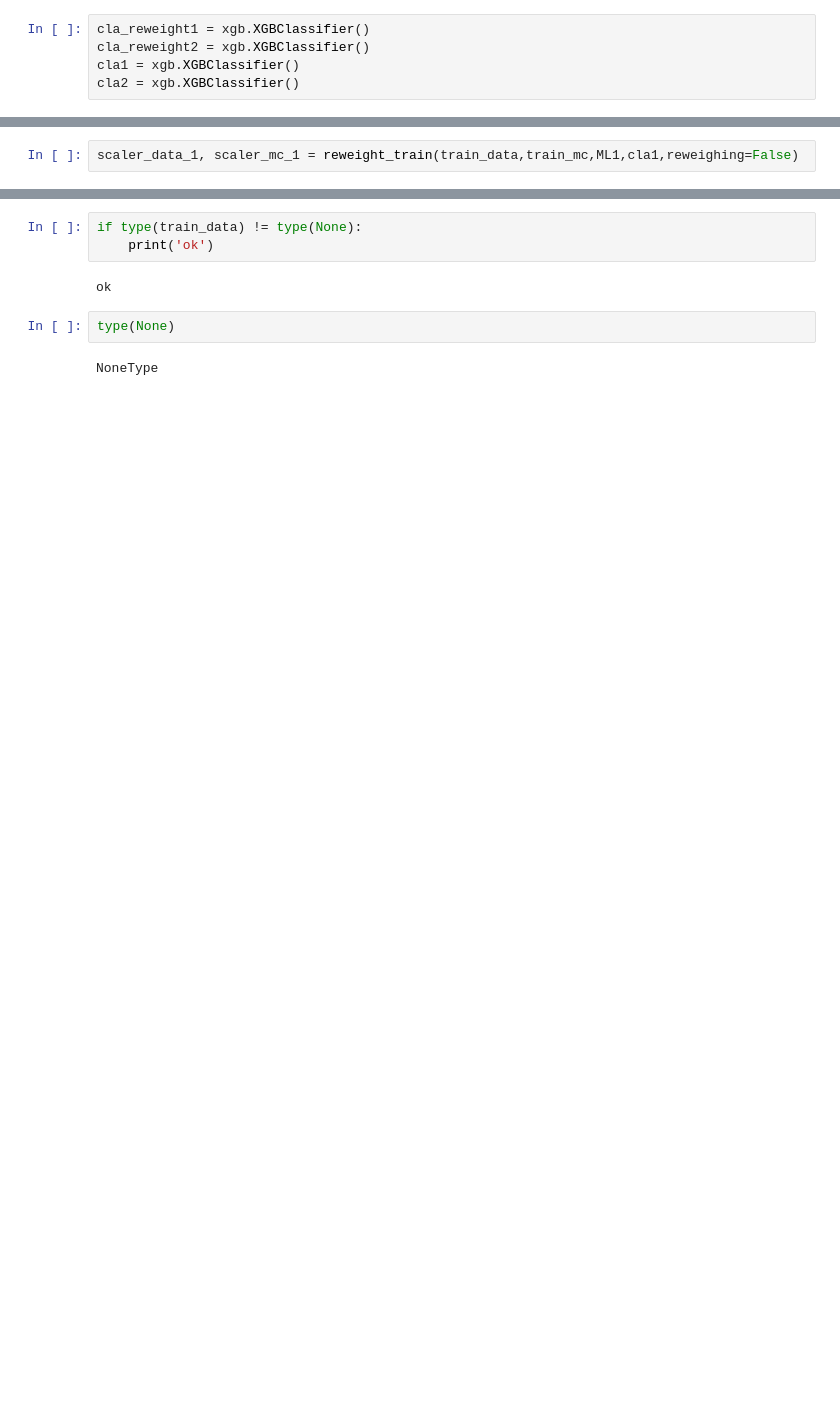
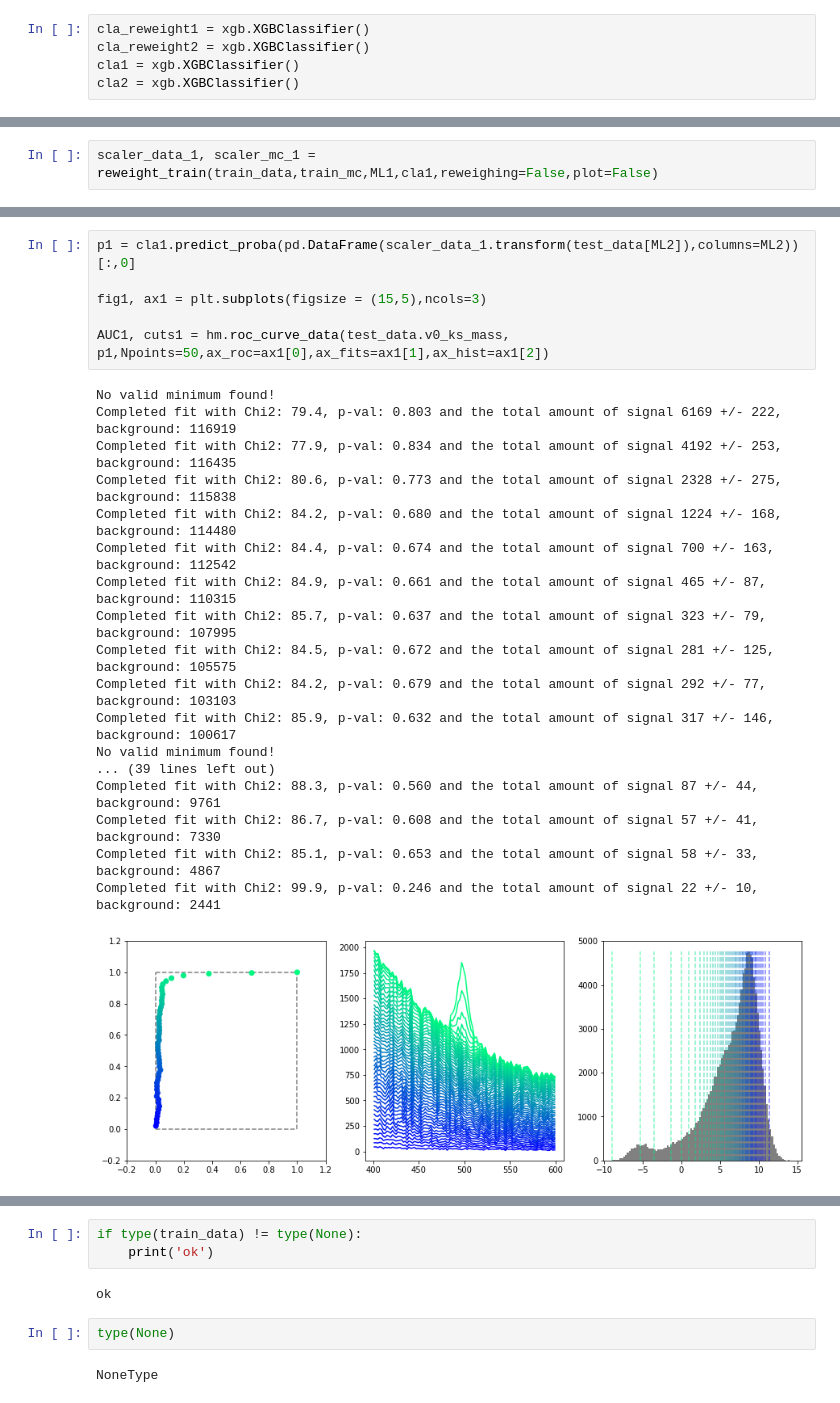
Before and after one commit to Vinther901/PUK, a Jupyter notebook: train_in_MC_reweighted.ipynb, the cells around one changed output, grey strips where cells are left out. Drawn from its saved outputs; the diff is of its cells as text; blank space fills up the shorter version.

```diff
--- a/train_in_MC_reweighted.ipynb
+++ b/train_in_MC_reweighted.ipynb
@@ -155,5 +160,5 @@ scaler_data_reweight1, scaler_mc_reweight1 = reweight_train(train_data,train_mc,
 # %%
-scaler_data_1, scaler_mc_1 = reweight_train(train_data,train_mc,ML1,cla1,reweighing=False)
+scaler_data_1, scaler_mc_1 = reweight_train(train_data,train_mc,ML1,cla1,reweighing=False,plot=False)
 # %%
 import importlib
 hm = importlib.reload(hm)
@@ -199 +203,26 @@ Completed fit with Chi2: 79.7, p-val: 0.795 and the total amount of signal 46 +/
+# %%
+p1 = cla1.predict_proba(pd.DataFrame(scaler_data_1.transform(test_data[ML2]),columns=ML2))[:,0]
+
+fig1, ax1 = plt.subplots(figsize = (15,5),ncols=3)
+
+AUC1, cuts1 = hm.roc_curve_data(test_data.v0_ks_mass, p1,Npoints=50,ax_roc=ax1[0],ax_fits=ax1[1],ax_hist=ax1[2])
+# %% [output]
+No valid minimum found!
+Completed fit with Chi2: 79.4, p-val: 0.803 and the total amount of signal 6169 +/- 222, background: 116919
+Completed fit with Chi2: 77.9, p-val: 0.834 and the total amount of signal 4192 +/- 253, background: 116435
+Completed fit with Chi2: 80.6, p-val: 0.773 and the total amount of signal 2328 +/- 275, background: 115838
+Completed fit with Chi2: 84.2, p-val: 0.680 and the total amount of signal 1224 +/- 168, background: 114480
+Completed fit with Chi2: 84.4, p-val: 0.674 and the total amount of signal 700 +/- 163, background: 112542
+Completed fit with Chi2: 84.9, p-val: 0.661 and the total amount of signal 465 +/- 87, background: 110315
+Completed fit with Chi2: 85.7, p-val: 0.637 and the total amount of signal 323 +/- 79, background: 107995
+Completed fit with Chi2: 84.5, p-val: 0.672 and the total amount of signal 281 +/- 125, background: 105575
+Completed fit with Chi2: 84.2, p-val: 0.679 and the total amount of signal 292 +/- 77, background: 103103
+Completed fit with Chi2: 85.9, p-val: 0.632 and the total amount of signal 317 +/- 146, background: 100617
+No valid minimum found!
+... (39 lines left out)
+Completed fit with Chi2: 88.3, p-val: 0.560 and the total amount of signal 87 +/- 44, background: 9761
+Completed fit with Chi2: 86.7, p-val: 0.608 and the total amount of signal 57 +/- 41, background: 7330
+Completed fit with Chi2: 85.1, p-val: 0.653 and the total amount of signal 58 +/- 33, background: 4867
+Completed fit with Chi2: 99.9, p-val: 0.246 and the total amount of signal 22 +/- 10, background: 2441
+[figure, added]
 # %%
```
Also changed, not shown: parts of 6 cells of this notebook, 1 other file.
